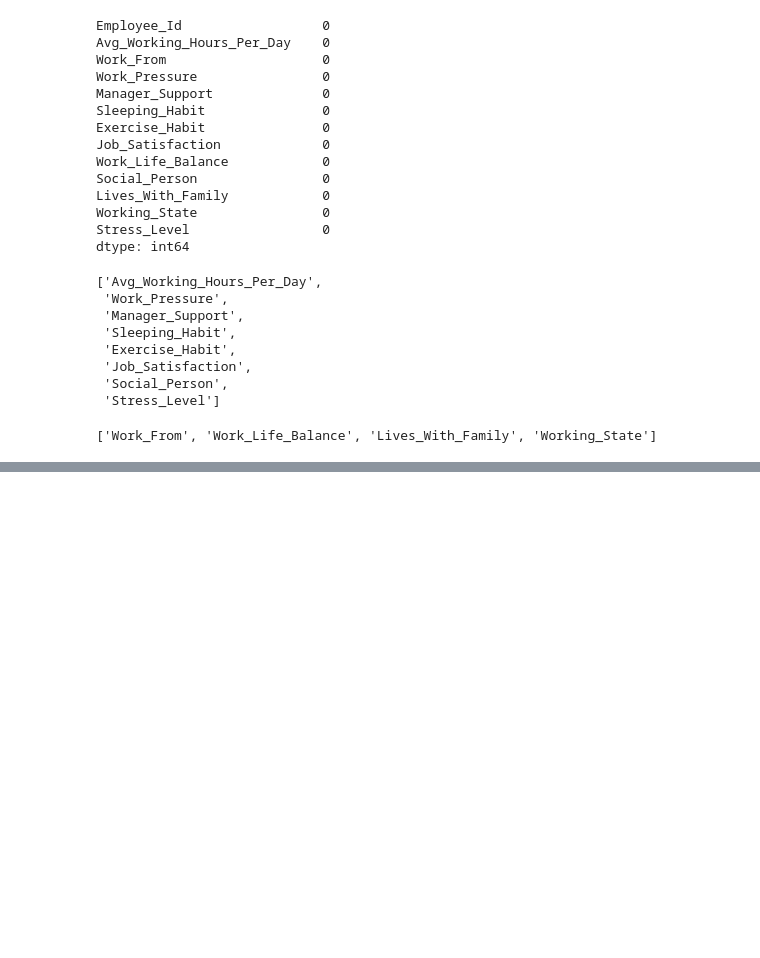
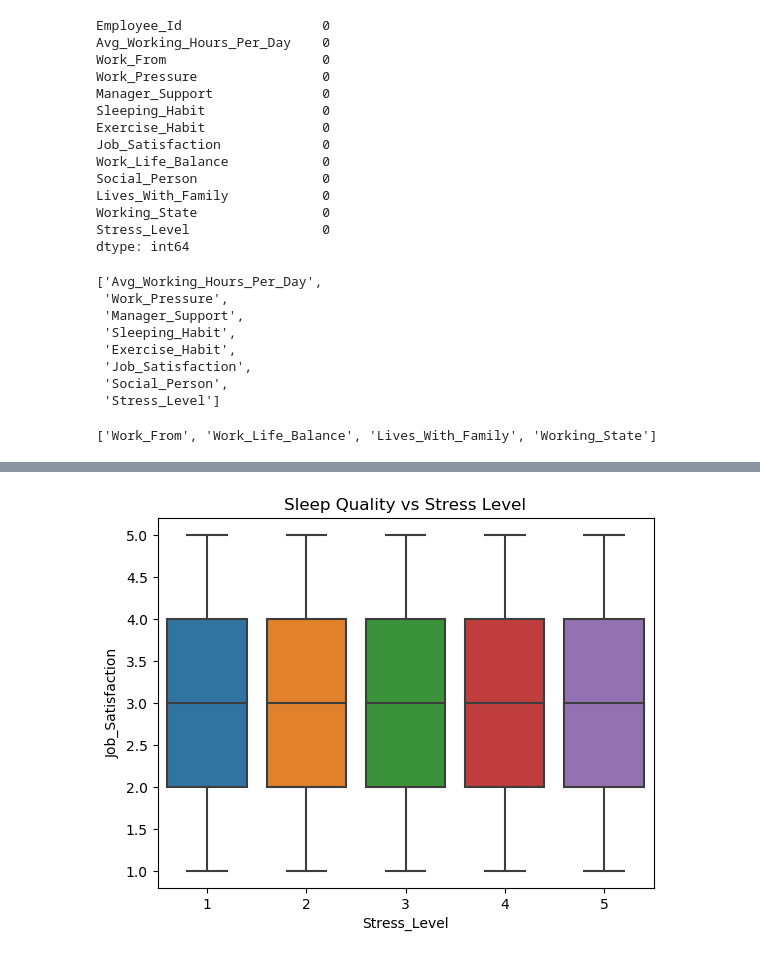
Before and after one commit to KalpanaGopi15/mlcapstone, a Jupyter notebook: employe Stress Level Prediction.ipynb, the cells around one changed output, grey strips where cells are left out. Cells and saved outputs as stored; diff of their text form; code cells hidden in the pictures; blank space fills up the shorter version.

```diff
--- a/employe Stress Level Prediction.ipynb
+++ b/employe Stress Level Prediction.ipynb
@@ -192,0 +212,7 @@ for columnname in quan:
+# %%
+
+sns.boxplot(x=dataset["Stress_Level"],y=dataset["Job_Satisfaction"])
+plt.title("Sleep Quality vs Stress Level")
+plt.show()
+# %% [output]
+[figure, added]
```
Also changed, not shown: parts of 39 cells of this notebook.
